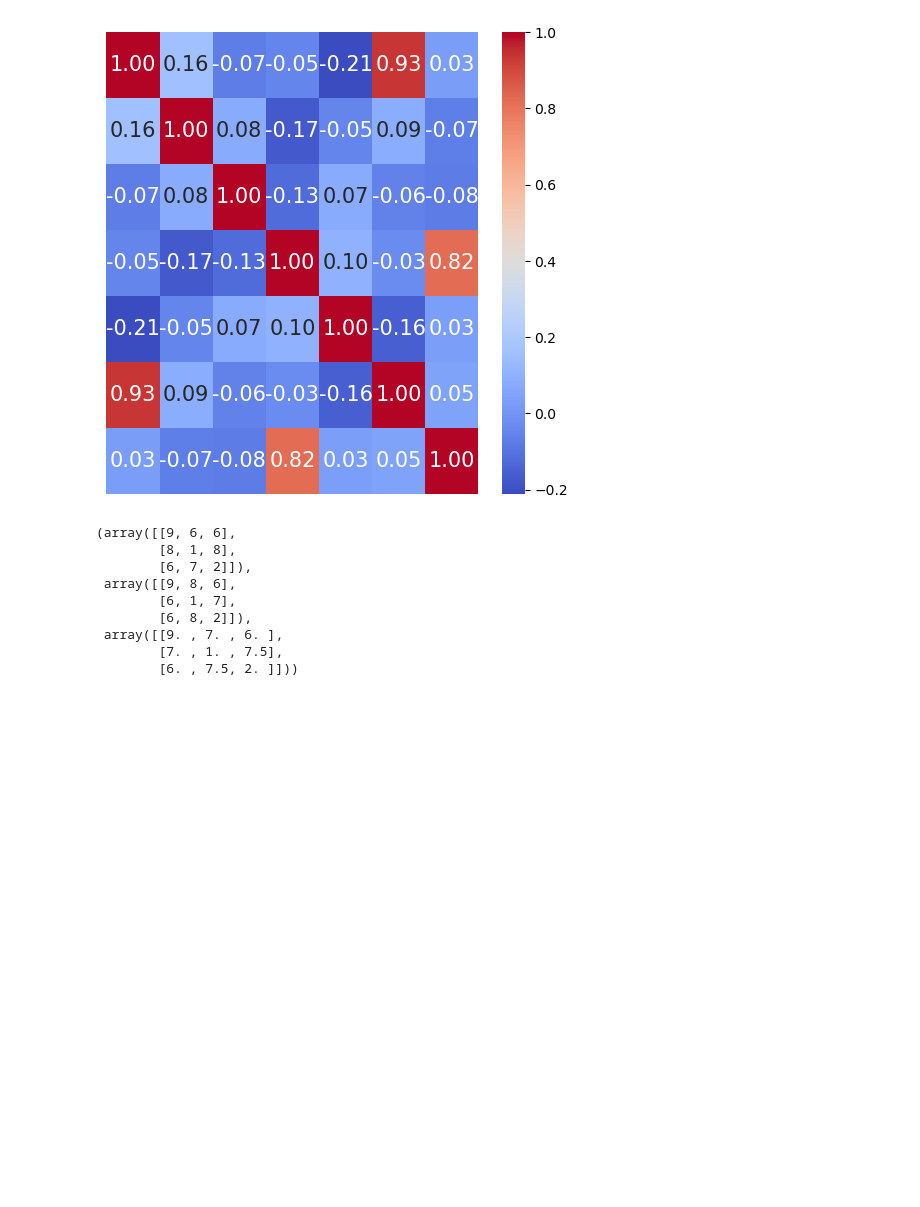
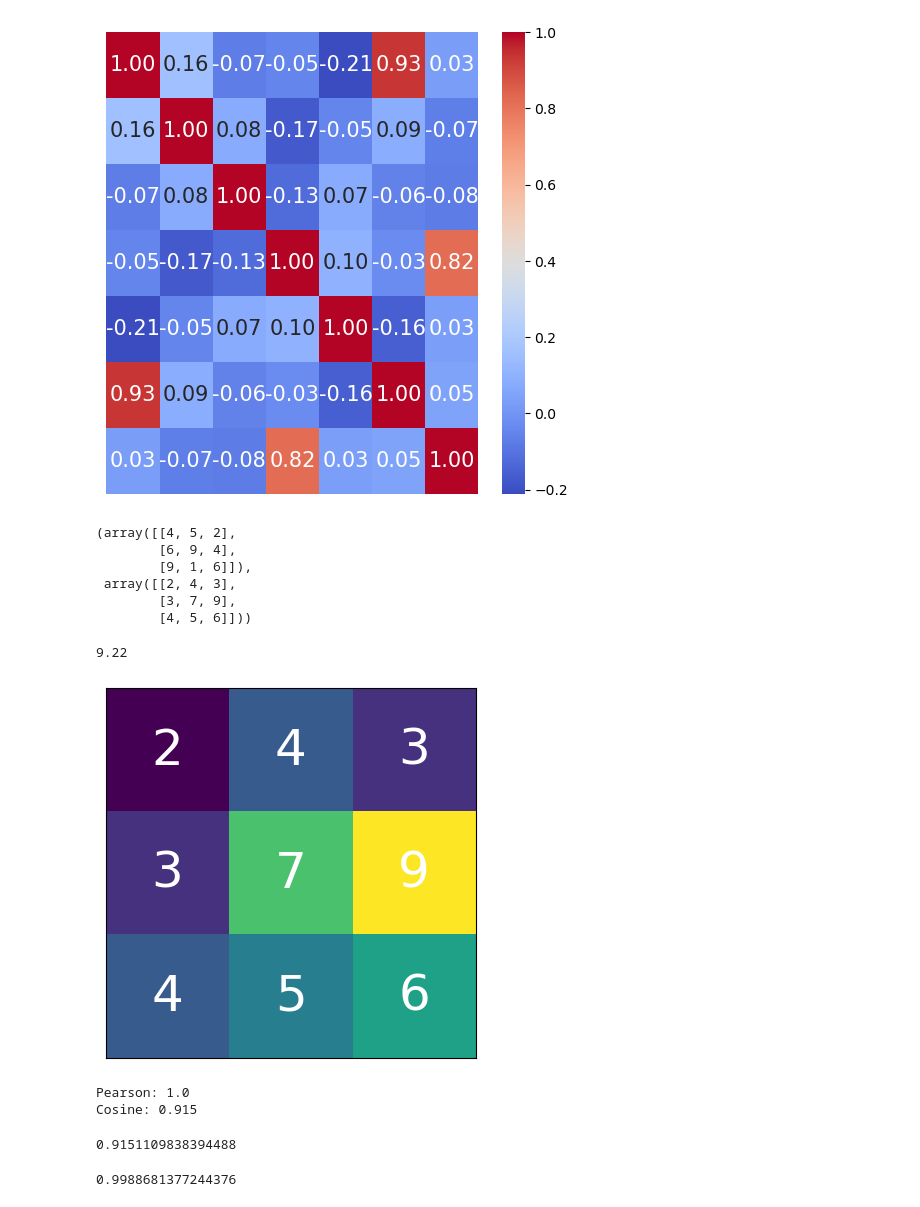
Before and after one commit to levikul09/Tutorials, a Jupyter notebook: vectors.ipynb, the cells around one changed output. Cells and saved outputs as stored; diff of their text form; code cells hidden in the pictures; blank space fills up the shorter version.

```diff
--- a/vectors.ipynb
+++ b/vectors.ipynb
@@ -330,18 +330,71 @@ plt.yticks([])
 ([], [])
 [figure]
 # %%
-np.random.seed(15)
+np.random.seed(8)
 
+A= np.random.randint(1, 10, (3, 3))
 B= np.random.randint(1, 10, (3, 3))
 
-B,B.T, (B+B.T)/2
+A,B
 # %% [output]
-(array([[9, 6, 6],
-        [8, 1, 8],
-        [6, 7, 2]]),
- array([[9, 8, 6],
-        [6, 1, 7],
-        [6, 8, 2]]),
- array([[9. , 7. , 6. ],
-        [7. , 1. , 7.5],
-        [6. , 7.5, 2. ]]))
+(array([[4, 5, 2],
+        [6, 9, 4],
+        [9, 1, 6]]),
+ array([[2, 4, 3],
+        [3, 7, 9],
+        [4, 5, 6]]))
+# %%
+# Calculate frobenius distance
+
+np.linalg.norm(A-B, ord='fro').round(3)
+# %% [output]
+9.22
+# %%
+# Create a figure and axis
+fig, ax = plt.subplots()
+
+# Show the A as an image
+im = ax.imshow(B, cmap='viridis')
+
+# Add the values into the squares
+for i in range(len(B)):
+    for j in range(len(B[0])):
+        text = ax.text(j, i, B[i, j],
+                       ha='center', va='center', color='w', fontsize=36)
+
+# remove axis labels
+ax.set_xticks([])
+ax.set_yticks([])
+
+fig.set_facecolor('none')
+# %% [output]
+[figure, added]
+# %%
+from scipy.stats import pearsonr
+from sklearn.metrics.pairwise import cosine_similarity
+
+x = np.array([1, 2, 3, 4])
+y = np.array([201, 202, 203, 204])
+
+print(f"Pearson: {pearsonr(x,y)[0]}")
+print(f"Cosine: {cosine_similarity(x.reshape(1, -1),y.reshape(1, -1))[0][0]:.3f}")
+# %% [output]
+Pearson: 1.0
+Cosine: 0.915
+# %%
+x = np.array([1, 2, 3, 4])
+y = np.array([201, 202, 203, 204])
+# %% [output]
+0.9151109838394488
+# %%
+from scipy.stats import pearsonr
+from sklearn.metrics.pairwise import cosine_similarity
+a= [[10,50]]
+b= [[12,48]]
+c= [[50,10]]
+d= [[48,12]]
+
+
+cosine_similarity(c,d)[0][0]
+# %% [output]
+0.9988681377244376
```
Also changed, not shown: parts of 2 cells of this notebook, 2 other files.
